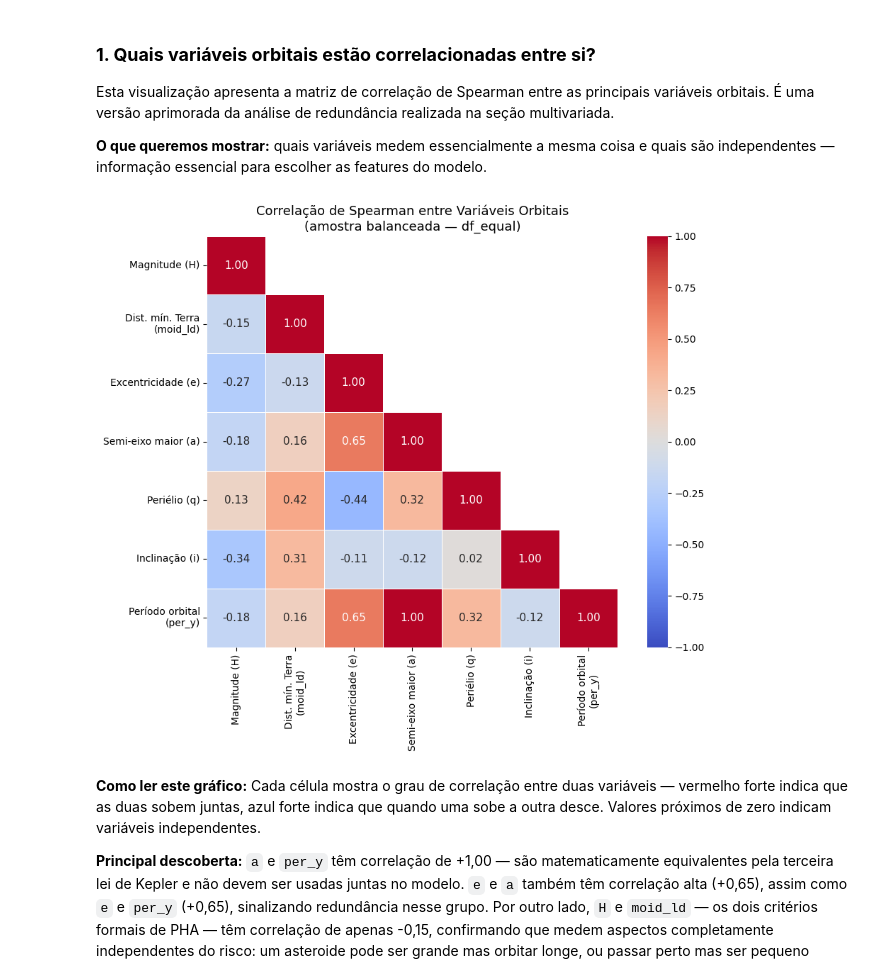
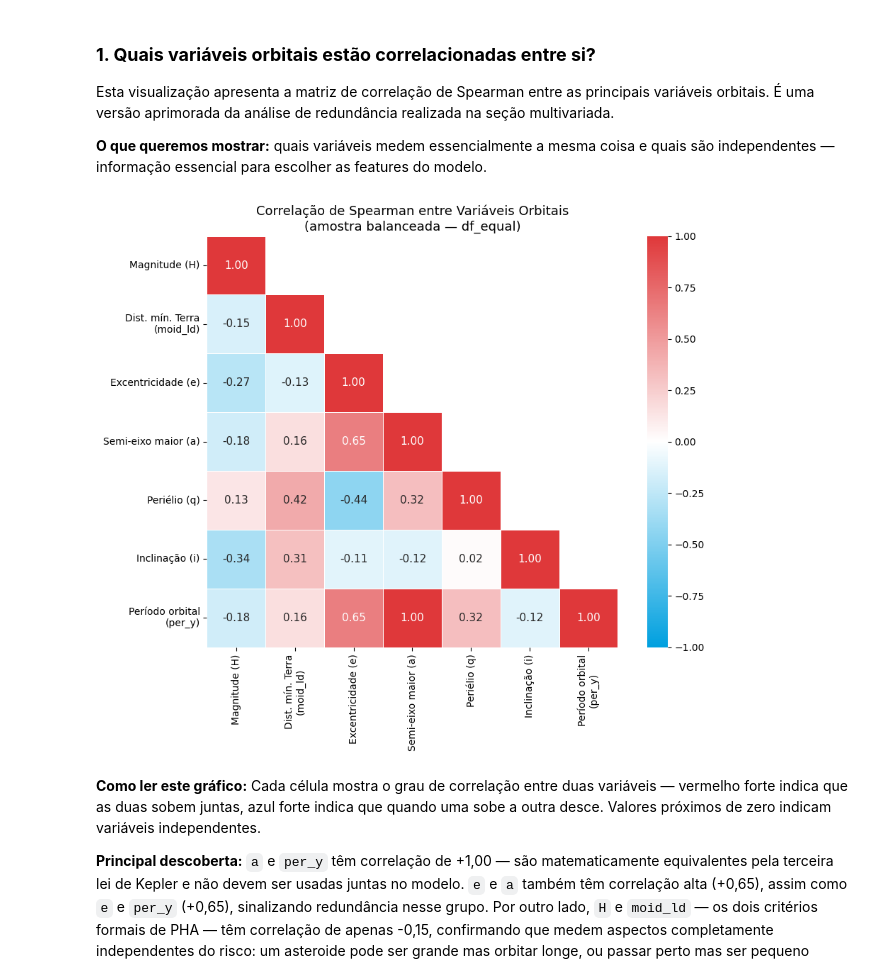
Before and after one commit to aland3r/asteroides, a Jupyter notebook: relatorio-final.ipynb, the cells around one changed output. Saved outputs shown, nothing was run; the diff lists cells and outputs as text; code cells hidden in the pictures.

```diff
--- a/relatorio-final.ipynb
+++ b/relatorio-final.ipynb
@@ -988,32 +988,23 @@ Esta visualização apresenta a matriz de correlação de Spearman entre as prin
 
 **O que queremos mostrar:** quais variáveis medem essencialmente a mesma coisa e quais são independentes — informação essencial para escolher as features do modelo.
 # %%
-interest_cols = ['H', 'moid_ld', 'e', 'a', 'q', 'i', 'per_y']
-spearman_corr = df_equal[interest_cols].corr(method='spearman')
+from matplotlib.colors import LinearSegmentedColormap
 
-labels_pt = {
-    'H': 'Magnitude (H)',
-    'moid_ld': 'Dist. mín. Terra\n(moid_ld)',
-    'e': 'Excentricidade (e)',
-    'a': 'Semi-eixo maior (a)',
-    'q': 'Periélio (q)',
-    'i': 'Inclinação (i)',
-    'per_y': 'Período orbital\n(per_y)'
-}
-spearman_corr.index = [labels_pt[c] for c in interest_cols]
-spearman_corr.columns = [labels_pt[c] for c in interest_cols]
+cmap_custom = LinearSegmentedColormap.from_list(
+    'custom', ['#00A0DF', 'white', '#DF383A']
+)
 
 fig, ax = plt.subplots(figsize=(10, 8))
 mask = np.triu(np.ones_like(spearman_corr, dtype=bool), k=1)
 sns.heatmap(spearman_corr, mask=mask, annot=True, fmt='.2f',
-            cmap='coolwarm', center=0, vmin=-1, vmax=1,
+            cmap=cmap_custom, center=0, vmin=-1, vmax=1,
             linewidths=0.5, square=True, ax=ax,
             annot_kws={'size': 11})
 ax.set_title('Correlação de Spearman entre Variáveis Orbitais\n(amostra balanceada — df_equal)', fontsize=13)
 plt.tight_layout()
 plt.show()
 # %% [output]
-[figure, old version]
+[figure, new version]
 # %% [markdown]
 **Como ler este gráfico:** Cada célula mostra o grau de correlação entre duas variáveis — vermelho forte indica que as duas sobem juntas, azul forte indica que quando uma sobe a outra desce. Valores próximos de zero indicam variáveis independentes.
 
```
